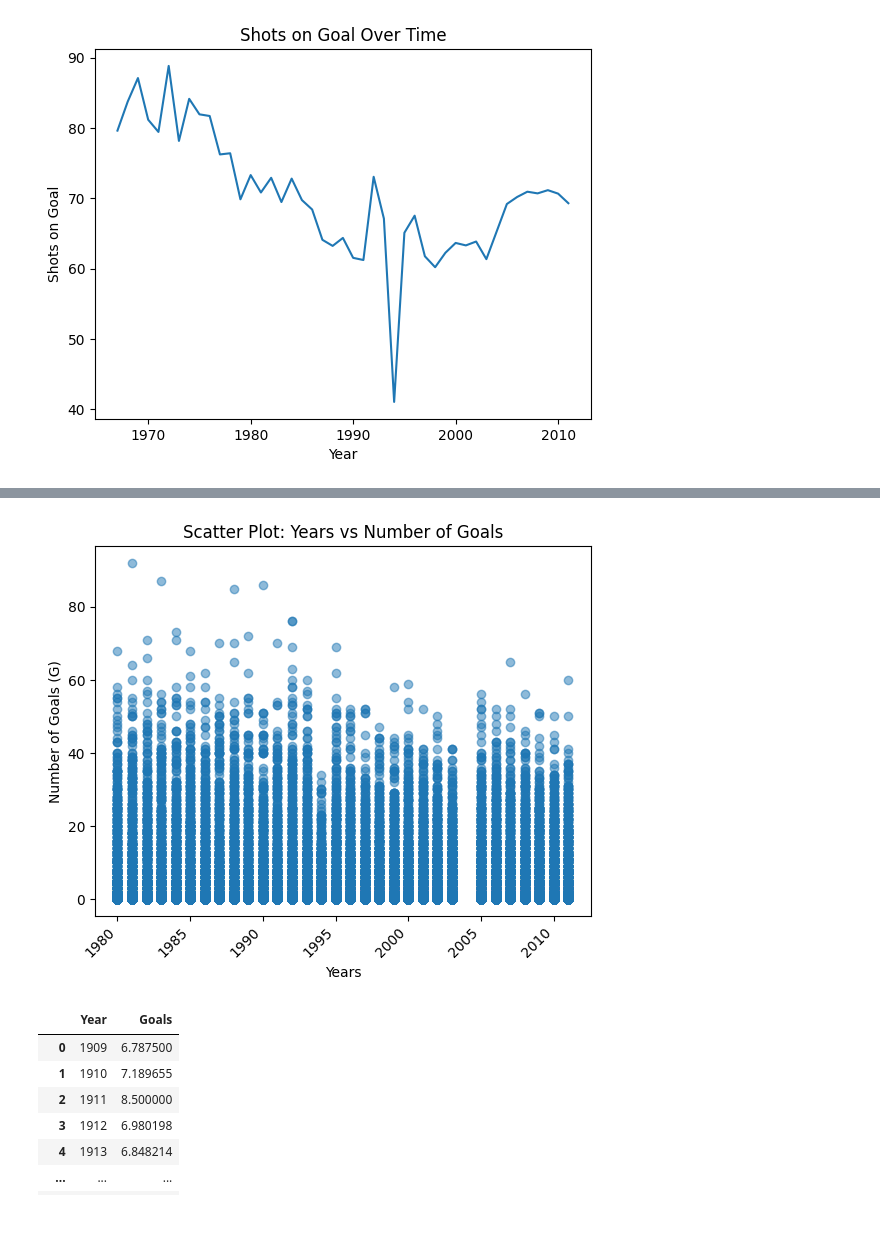
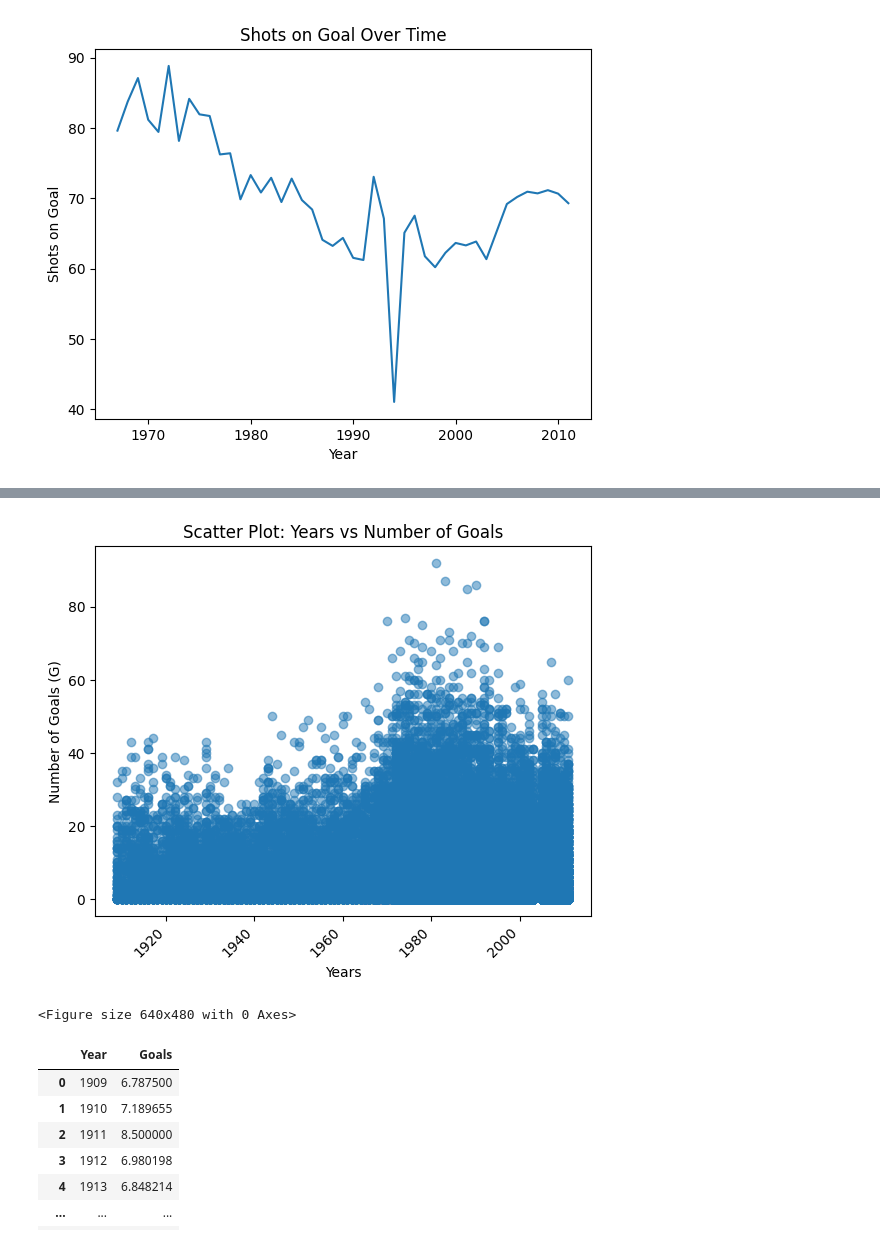
Before and after one commit to samwallach7/Project1-DELTS, a Jupyter notebook: project_1.ipynb, the cells around one changed output, grey strips where cells are left out. Drawn from its saved outputs; the diff is of its cells as text; code cells hidden in the pictures.

```diff
--- a/project_1.ipynb
+++ b/project_1.ipynb
@@ -112,12 +113,15 @@ memory usage: 2.0+ MB
 # %%
-plt.scatter(filtered_years.index, filtered_years['Goals'], alpha=0.5)
+plt.scatter(filtered_years['Year'], filtered_years['Goals'], alpha=0.5)
 plt.xlabel('Years')
 plt.ylabel('Number of Goals (G)')
 plt.title('Scatter Plot: Years vs Number of Goals')
 plt.xticks(rotation=45, ha='right')
 plt.show()
+
+plt.savefig('Output_files/sam/player_stats_output/scatterplot.png')
 # %% [output]
-[figure, old version]
+[figure, new version]
+<Figure size 640x480 with 0 Axes>
 # %%
 yearly_goal_avg = pd.DataFrame(clean_data.groupby('Year')['Goals'].mean().reset_index())
 
```
Also changed, not shown: parts of 5 cells of this notebook, 3 other files.
